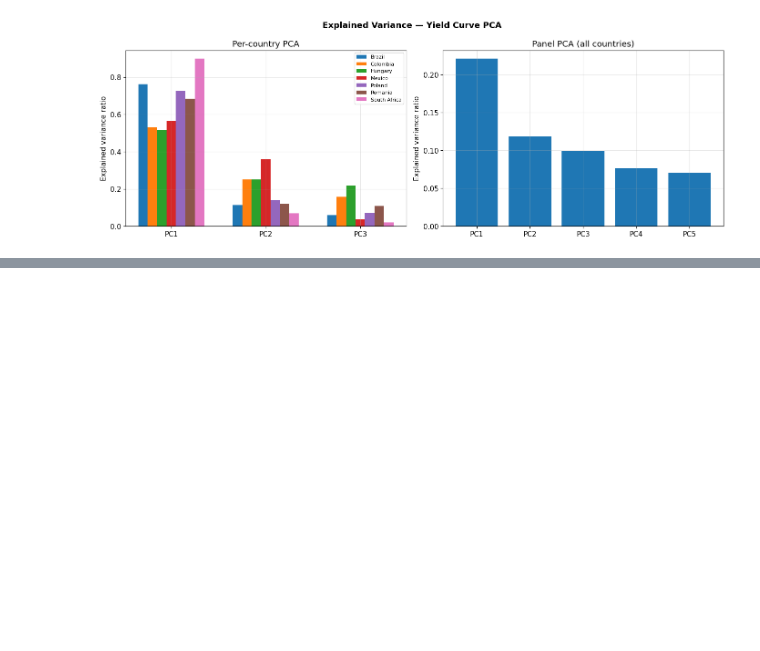
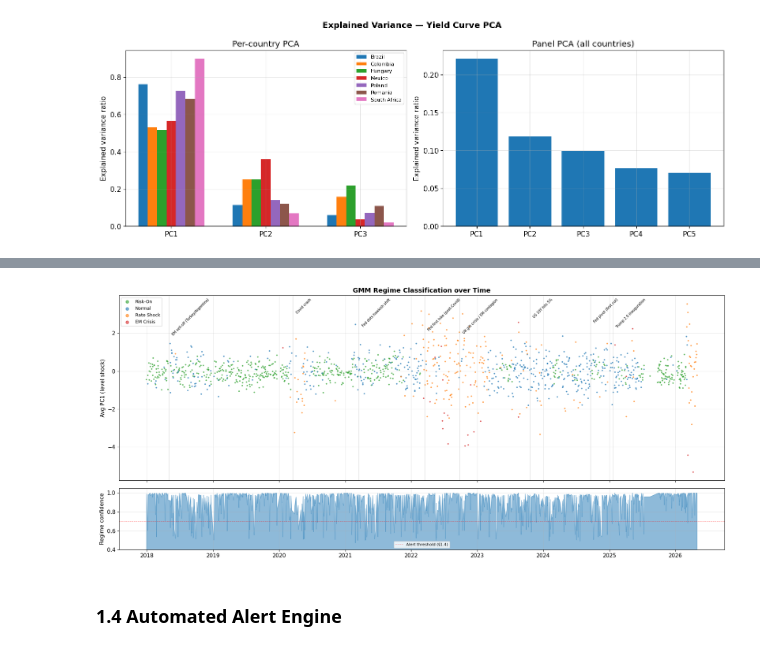
Before and after one commit to NicolasHY/Fixed-Income-Analytics, a Jupyter notebook: main.ipynb, the cells around one changed output, grey strips where cells are left out. Drawn from its saved outputs; the diff is of its cells as text; code cells hidden in the pictures; blank space fills up the shorter version.

```diff
--- a/main.ipynb
+++ b/main.ipynb
@@ -431,0 +471,15 @@ plt.show()
+# %%
+gmm_final = GaussianMixture(n_components=best_k, covariance_type="full",
+                              n_init=10, random_state=42)
+regime_features["regime"] = gmm_final.fit_predict(features_std)
+regime_features["regime_proba"] = gmm_final.predict_proba(features_std).max(axis=1)
+
+# Centroids in original scale for interpretation
+centroids = pd.DataFrame(
+    scaler_regime.inverse_transform(gmm_final.means_),
+    columns=["avg_level", "dispersion", "real_vol"],
+)
+centroids.index.name = "regime"
+print("Cluster centroids (original scale):\n")
+print(centroids.round(3))
+print(f"\nCluster sizes:\n{regime_features['regime'].value_counts().sort_index()}")
@@ -431,0 +503,54 @@ plt.show()
+# %%
+regime_labels = {
+    0: "Normal",
+    1: "EM Crisis",
+    2: "Rate Shock",
+    3: "Risk-On",
+}
+
+regime_colors = {
+    "Risk-On": "#2ca02c",
+    "Normal": "#1f77b4",
+    "Rate Shock": "#ff7f0e",
+    "EM Crisis": "#d62728",
+}
+
+regime_features["regime_label"] = regime_features["regime"].map(regime_labels)
+
+fig, axes = plt.subplots(2, 1, figsize=(18, 8), sharex=True,
+                          gridspec_kw={"height_ratios": [3, 1]})
+
+# Top: avg_level with regime coloring
+ax = axes[0]
+for label in ["Risk-On", "Normal", "Rate Shock", "EM Crisis"]:
+    mask = regime_features["regime_label"] == label
+    ax.scatter(regime_features.index[mask], regime_features["avg_level"][mask],
+               s=4, label=label, color=regime_colors[label], alpha=0.6)
+
+for date_str, event in MACRO_EVENTS.items():
+    evt = pd.Timestamp(date_str)
+    if regime_features.index.min() <= evt <= regime_features.index.max():
+        ax.axvline(evt, color="grey", alpha=0.4, linewidth=0.6)
+        ax.annotate(event, xy=(evt, ax.get_ylim()[1]), xytext=(5, -5),
+                    textcoords="offset points", fontsize=7, rotation=45, va="top")
+
+ax.set_ylabel("Avg PC1 (level shock)")
+ax.set_title("GMM Regime Classification over Time", fontweight="bold")
+ax.legend(markerscale=3, fontsize=9)
+
+# Bottom: regime probability (confidence)
+axes[1].fill_between(regime_features.index, regime_features["regime_proba"],
+                      alpha=0.5, color="#1f77b4")
+axes[1].set_ylabel("Regime confidence")
+axes[1].set_ylim(0.4, 1.05)
+axes[1].axhline(0.7, color="red", linestyle="--", alpha=0.4, linewidth=0.8,
+                label="Alert threshold (§1.4)")
+axes[1].legend(fontsize=8)
+
+fig.tight_layout()
+plt.savefig("data/output/regime_classification.png", dpi=150, bbox_inches="tight")
+plt.show()
+# %% [output]
+[figure, added]
+# %% [markdown]
+### 1.4 Automated Alert Engine
```
Also changed, not shown: parts of 9 cells of this notebook, 2 other files.
